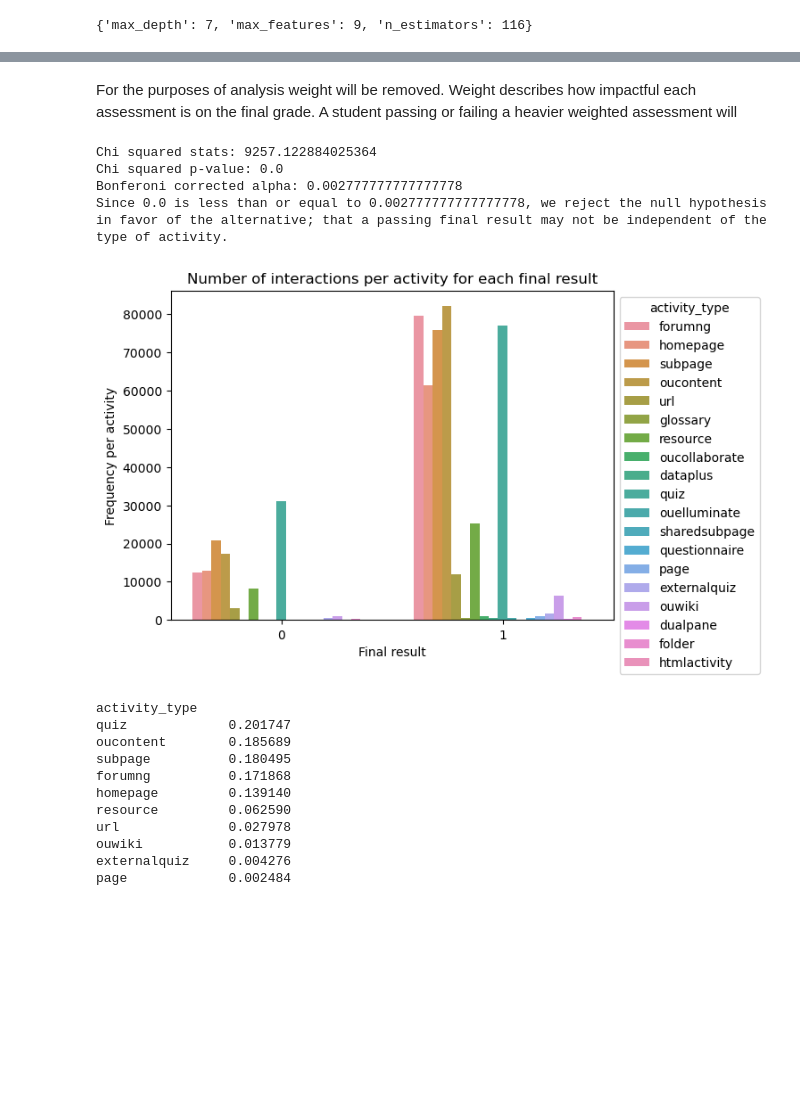
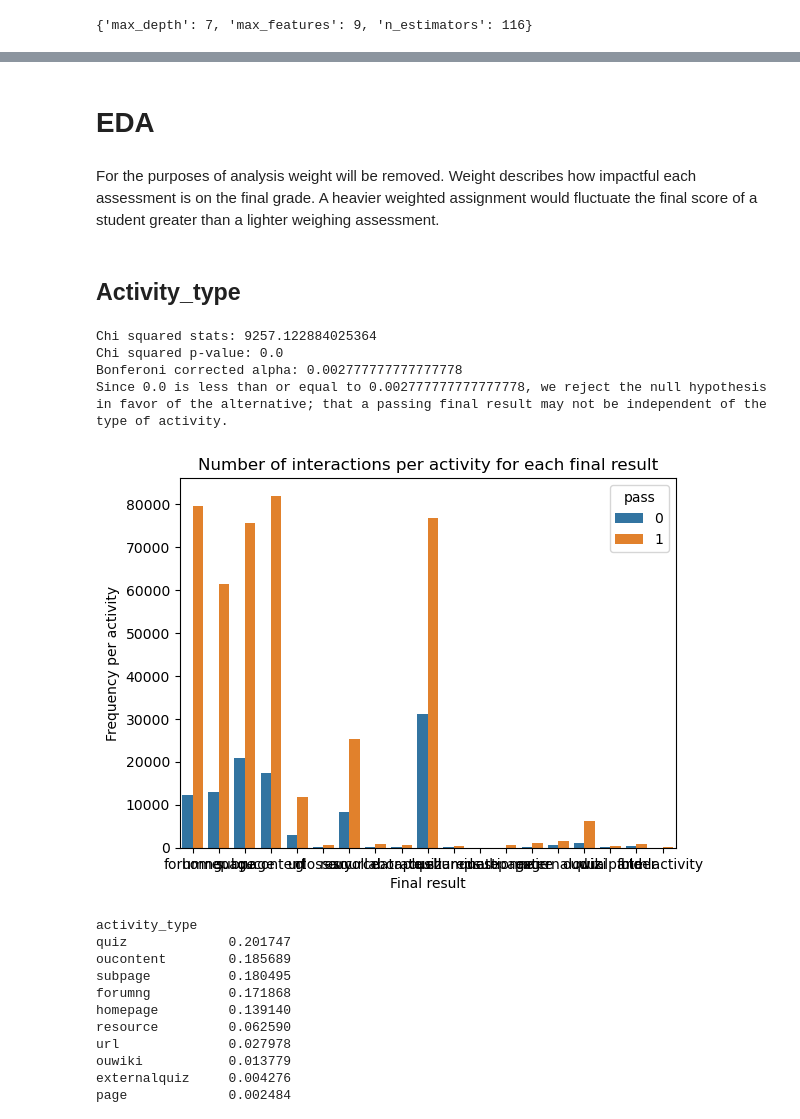
Before and after one commit to jpjavier23/springboard_eda_project, a Jupyter notebook: eda_stage_capstone_2.ipynb, the cells around one changed output, grey strips where cells are left out. Saved outputs shown, nothing was run; the diff lists cells and outputs as text; code cells hidden in the pictures; blank space fills up the shorter version.

```diff
--- a/eda_stage_capstone_2.ipynb
+++ b/eda_stage_capstone_2.ipynb
@@ -416,9 +442,13 @@ dtype: float64
+# %% [markdown]
+# EDA
 # %%
 rel_top = ['score', 'date_submitted', 'date', 'studied_credits',
            'weight', 'date_registration', 'num_of_prev_attempts',
            'module_presentation_length', 'sum_click']
 # %% [markdown]
-For the purposes of analysis weight will be removed. Weight describes how impactful each assessment is on the final grade. A student passing or failing a heavier weighted assessment will
+For the purposes of analysis weight will be removed. Weight describes how impactful each assessment is on the final grade. A heavier weighted assignment would fluctuate the final score of a student greater than a lighter weighing assessment.
+# %% [markdown]
+## Activity_type
 # %%
 table = pd.crosstab(df['activity_type'], df['pass']).values
 x_chi = stats.chi2_contingency(table)
@@ -435,14 +465,13 @@ Chi squared p-value: 0.0
 Bonferoni corrected alpha: 0.002777777777777778
 Since 0.0 is less than or equal to 0.002777777777777778, we reject the null hypothesis in favor of the alternative; that a passing final result may not be independent of the type of activity.
 # %%
-_ = sns.countplot(x = 'pass', data = df, hue = 'activity_type')
-_ = sns.move_legend(_, 'upper left', bbox_to_anchor = (1, 1))
+_ = sns.countplot(x = 'activity_type', data = df, hue = 'pass')
 _ = plt.xlabel('Final result')
 _ = plt.ylabel('Frequency per activity')
 _ = plt.title('Number of interactions per activity for each final result')
 plt.show()
 # %% [output]
-[figure, old version]
+[figure, new version]
 # %%
 print(df['activity_type'].value_counts(normalize = True))
 # %% [output]
```
Also changed, not shown: parts of 23 cells of this notebook.
